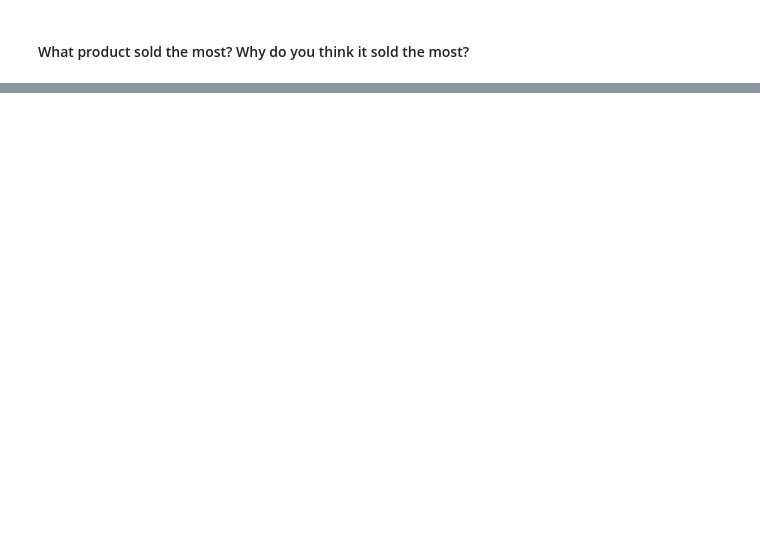
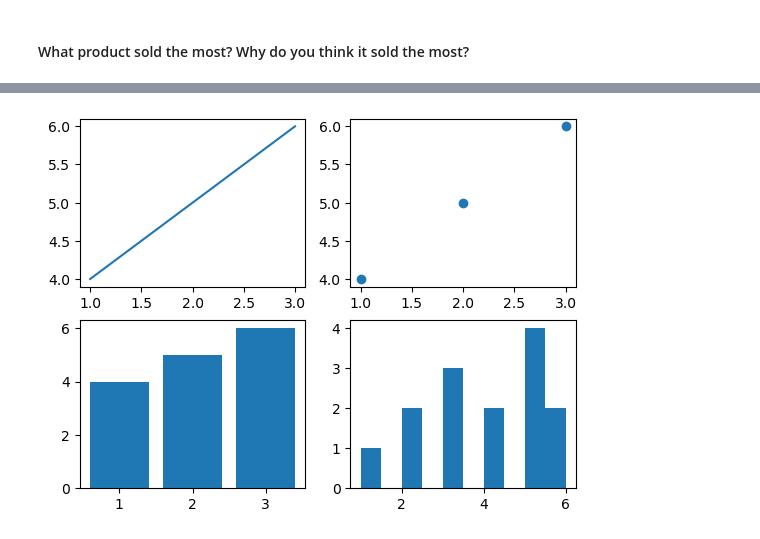
Before and after one commit to vlzsombor/real_ds, a Jupyter notebook: SalesAnalysis/Analysis.ipynb, the cells around one changed output, grey strips where cells are left out. Saved outputs shown, nothing was run; the diff lists cells and outputs as text; code cells hidden in the pictures; blank space fills up the shorter version.

```diff
--- a/SalesAnalysis/Analysis.ipynb
+++ b/SalesAnalysis/Analysis.ipynb
@@ -443,0 +478,15 @@ sorted_list
+# %%
+import matplotlib.pyplot as plt
+
+# Create a 2x2 grid of subplots
+fig, ax = plt.subplots(2, 2)
+
+# Now ax is a 2x2 array of AxesSubplot objects, you can access each subplot by indexing
+ax[0, 0].plot([1, 2, 3], [4, 5, 6])  # Plot on the top-left subplot
+ax[0, 1].scatter([1, 2, 3], [4, 5, 6])  # Plot on the top-right subplot
+ax[1, 0].bar([1, 2, 3], [4, 5, 6])  # Plot on the bottom-left subplot
+ax[1, 1].hist([1, 2, 2, 3, 3, 3, 4, 4, 5, 5, 5, 5, 6, 6])  # Plot on the bottom-right subplot
+
+plt.show()
+# %% [output]
+[figure, added]
```
Also changed, not shown: parts of 16 cells of this notebook, 1 other file.
